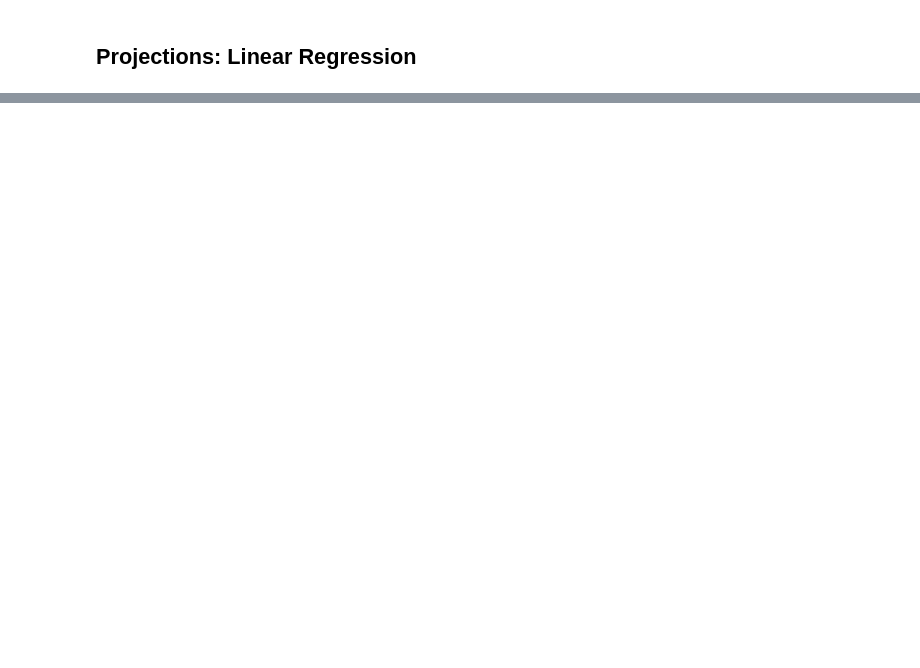
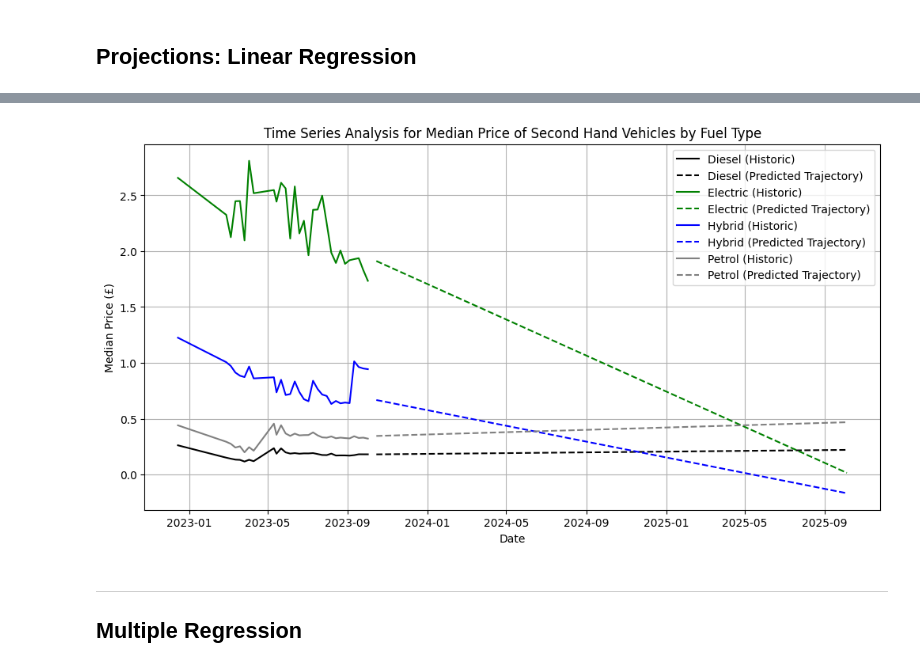
Before and after one commit to New-AutoMotive/zev_mandate, a Jupyter notebook: 08.03) Seconds Hand Prices.ipynb, the cells around one changed output, grey strips where cells are left out. Cells and saved outputs as stored; diff of their text form; code cells hidden in the pictures; blank space fills up the shorter version.

Commit message:
multiple regression update

```diff
--- a/08.03) Seconds Hand Prices.ipynb
+++ b/08.03) Seconds Hand Prices.ipynb
@@ -510,0 +603,9 @@ fig.show()
+# %%
+df_ppm['date'] = pd.to_datetime(df_ppm['date'])
+df_ppm = df_ppm.sort_values(by='date')
+# %%
+predicted_dfs_ppm = {}
+for ft_category in ft_categories:
+    # Conduct analysis and append to predicted_dfs_ppm.
+    predictions_df_ppm = time_series_analysis(df_ppm, ft_category, 'median_price_per_mile')
+    predicted_dfs_ppm[ft_category] = predictions_df_ppm
@@ -510,0 +630,33 @@ fig.show()
+# %%
+plt.figure(figsize=(12, 6))
+
+# Iterate over each 'ft' category and plot the current data along with predictions.
+for ft_category in ft_categories:
+    if ft_category != 'Other':
+        # Filter the original DataFrame for the specific 'ft' category.
+        df_ft = df_ppm[df_ppm['ft'] == ft_category]
+
+        # Get the corresponding predictions DataFrame.
+        predictions_df = predicted_dfs_ppm[ft_category]
+
+        # Plot the current data.
+        plt.plot(df_ft['date'], df_ft['median_price_per_mile'], label=f'{ft_category} (Historic)', linestyle='-', markersize=5, color=colors[ft_category])
+
+        # Plot the predictions.
+        plt.plot(predictions_df['date'], predictions_df['median_price_per_mile'], label=f'{ft_category} (Predicted Trajectory)', linestyle='--', color=colors[ft_category])
+
+# Set labels and legend.
+plt.xlabel('Date')
+plt.ylabel('Median Price (£)')
+plt.title('Time Series Analysis for Median Price of Second Hand Vehicles by Fuel Type')
+plt.legend()
+
+# Show the plot.
+plt.grid(True)
+plt.show()
+# %% [output]
+[figure, added]
+# %% [markdown]
+<hr />
+
+## Multiple Regression
```
Also changed, not shown: parts of 39 cells of this notebook.
